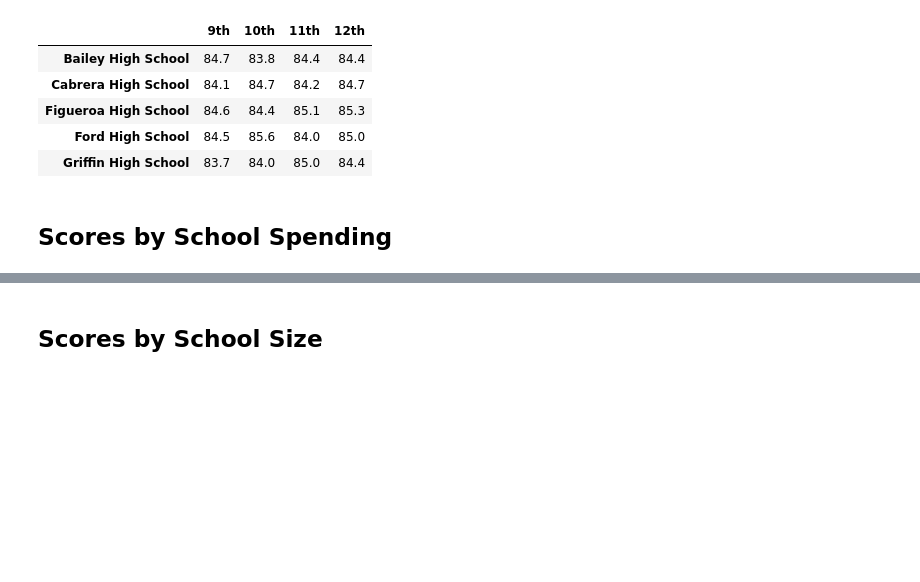
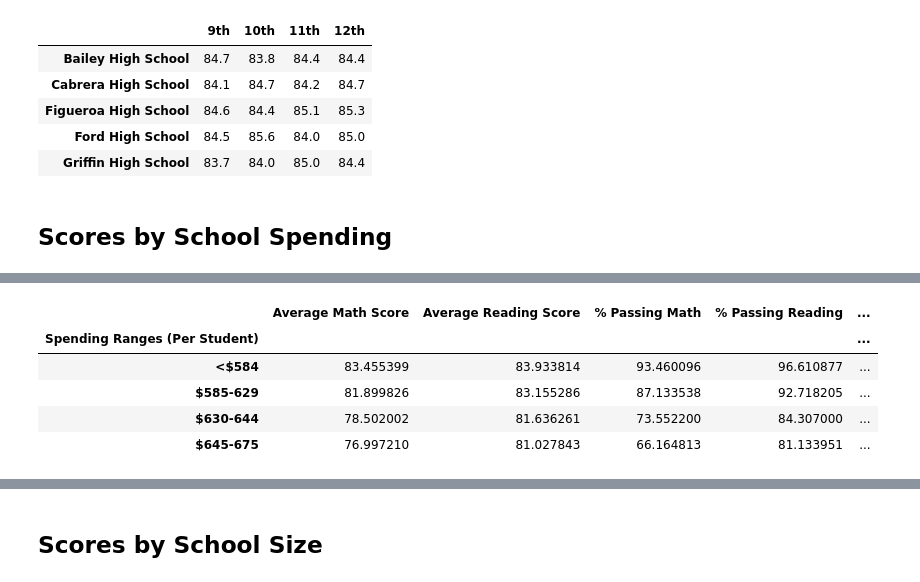
Before and after one commit to bradleycao/Python_SchoolDistrictAnalysis, a Jupyter notebook: PyCitySchools_Challenge.ipynb, the cells around one changed output, grey strips where cells are left out. Saved outputs shown, nothing was run; the diff lists cells and outputs as text; code cells hidden in the pictures; blank space fills up the shorter version.

Commit message:
Fininsh scores by spending

```diff
--- a/PyCitySchools_Challenge.ipynb
+++ b/PyCitySchools_Challenge.ipynb
@@ -501,6 +501,10 @@ reading_scores_by_grade.head()
 ## Scores by School Spending
 # %%
 # Establish the spending bins and group names.
+per_school_capita.describe()
+spending_bins = [0,585, 630, 645, 675]
+group_names = ["<$584", "$585-629", "$630-644", "$645-675"]
+# Categorize spending based on the bins.
+per_school_summary_df["Spending Ranges (Per Student)"] = pd.cut(per_school_capita, spending_bins, labels = group_names)
 
-
-# Categorize spending based on the bins.
+per_school_summary_df
@@ -512,0 +528,28 @@ reading_scores_by_grade.head()
+# %%
+# Calculate averages for the desired columns.
+spending_math_scores = per_school_summary_df.groupby(["Spending Ranges (Per Student)"]).mean()["Average Math Score"]
+
+spending_reading_scores = per_school_summary_df.groupby(["Spending Ranges (Per Student)"]).mean()["Average Reading Score"]
+
+spending_passing_math = per_school_summary_df.groupby(["Spending Ranges (Per Student)"]).mean()["% Passing Math"]
+
+spending_passing_reading = per_school_summary_df.groupby(["Spending Ranges (Per Student)"]).mean()["% Passing Reading"]
+
+overall_passing_spending = per_school_summary_df.groupby(["Spending Ranges (Per Student)"]).mean()["% Overall Passing"]
+# %%
+# Create the DataFrame
+spending_summary_df = pd.DataFrame({
+          "Average Math Score" : spending_math_scores,
+          "Average Reading Score": spending_reading_scores,
+          "% Passing Math": spending_passing_math,
+          "% Passing Reading": spending_passing_reading,
+          "% Overall Passing": overall_passing_spending})
+
+spending_summary_df
+# %% [output]
+|  | Average Math Score | Average Reading Score | % Passing Math | % Passing Reading | ... |
+| Spending Ranges (Per Student) |  |  |  |  | ... |
+| <$584 | 83.455399 | 83.933814 | 93.460096 | 96.610877 | ... |
+| $585-629 | 81.899826 | 83.155286 | 87.133538 | 92.718205 | ... |
+| $630-644 | 78.502002 | 81.636261 | 73.552200 | 84.307000 | ... |
+| $645-675 | 76.997210 | 81.027843 | 66.164813 | 81.133951 | ... |
```
Also changed, not shown: parts of 5 cells of this notebook.
